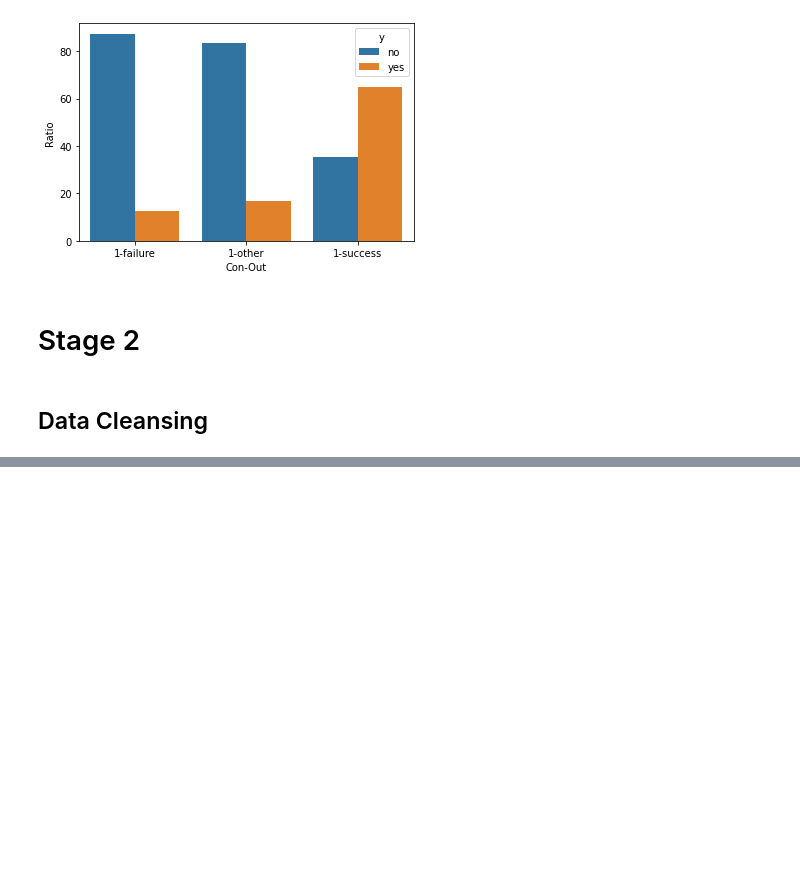
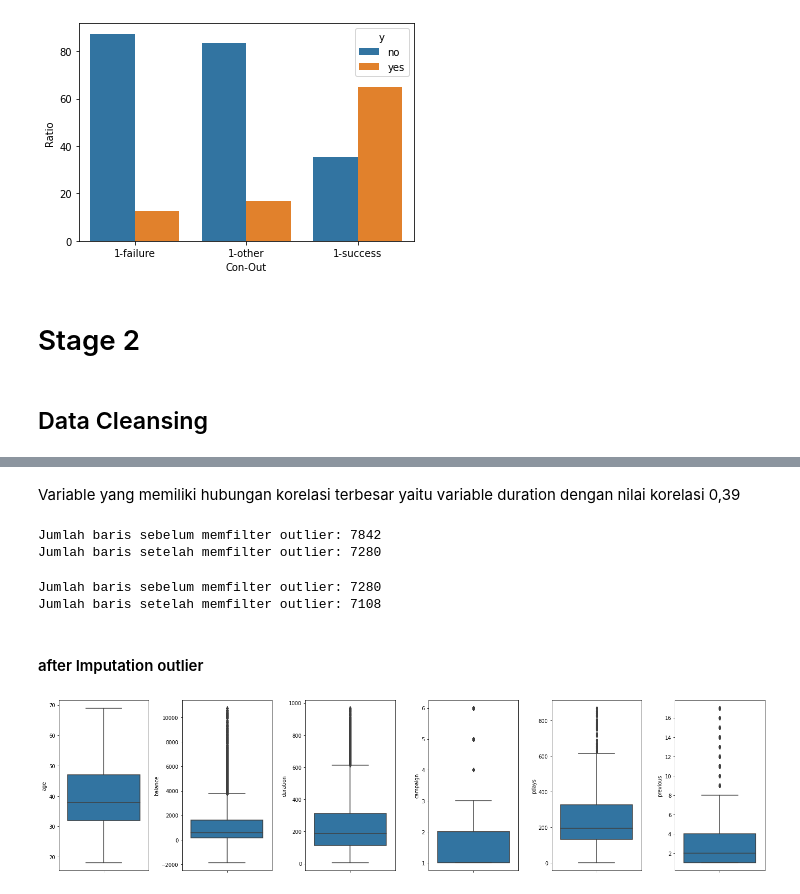
Before and after one commit to yahdiarif/Final-Project-kel-12, a Jupyter notebook: Bank_Marketing_Target_Final_Project_(group_12).ipynb, the cells around one changed output, grey strips where cells are left out. Cells and saved outputs as stored; diff of their text form; code cells hidden in the pictures; blank space fills up the shorter version.

```diff
--- a/Bank_Marketing_Target_Final_Project_(group_12).ipynb
+++ b/Bank_Marketing_Target_Final_Project_(group_12).ipynb
@@ -530,0 +426,48 @@ plt.axvline(x=59,color='red')
+# %% [markdown]
+Variable yang memiliki hubungan korelasi terbesar yaitu variable duration dengan nilai korelasi 0,39
+# %%
+num = ['age','balance','duration','campaign','pdays','previous']
+# %%
+print(f'Jumlah baris sebelum memfilter outlier: {len(df)}')
+filtered_entries = np.array([True] * len(df))
+
+for col in ['previous','duration','balance','campaign']:
+    zscore = abs(stats.zscore(df[col])) # hitung absolute z-scorenya
+    filtered_entries = (zscore < 3) & filtered_entries # keep yang kurang dari 3 absolute z-scorenya
+
+df = df[filtered_entries] # filter, cuma ambil yang z-scorenya dibawah 3
+
+print(f'Jumlah baris setelah memfilter outlier: {len(df)}')
+# %% [output]
+Jumlah baris sebelum memfilter outlier: 7842
+Jumlah baris setelah memfilter outlier: 7280
+# %%
+print(f'Jumlah baris sebelum memfilter outlier: {len(df)}')
+
+filtered_entries = np.array([True] * len(df))
+for col in ['age']:
+    Q1 = df[col].quantile(0.25)
+    Q3 = df[col].quantile(0.75)
+    IQR = Q3 - Q1
+    low_limit = Q1 - (IQR * 1.5)
+    high_limit = Q3 + (IQR * 1.5)
+
+    filtered_entries = ((df[col] >= low_limit) & (df[col] <= high_limit)) & filtered_entries
+
+df = df[filtered_entries]
+
+print(f'Jumlah baris setelah memfilter outlier: {len(df)}')
+# %% [output]
+Jumlah baris sebelum memfilter outlier: 7280
+Jumlah baris setelah memfilter outlier: 7108
+# %% [markdown]
+#### after Imputation outlier
+# %%
+plt.figure(figsize=(20, 5))
+for i in range(0, len(num)):
+    plt.subplot(1, len(num), i+1)
+    sns.boxplot(y=df[num[i]])
+    plt.tight_layout()
+plt.savefig('distribusi.jpg')
+# %% [output]
+[figure, added]
```
Also changed, not shown: parts of 64 cells of this notebook.
